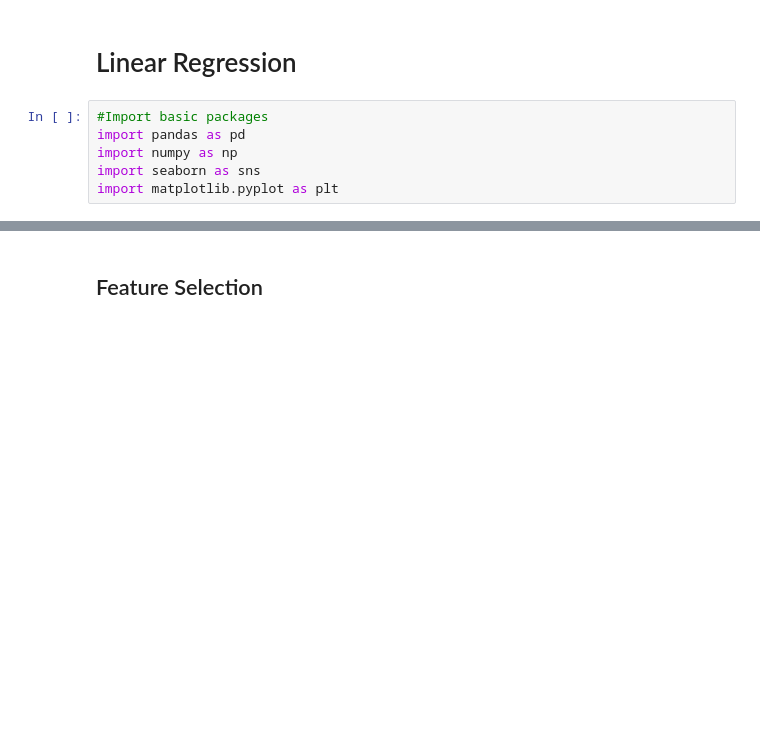
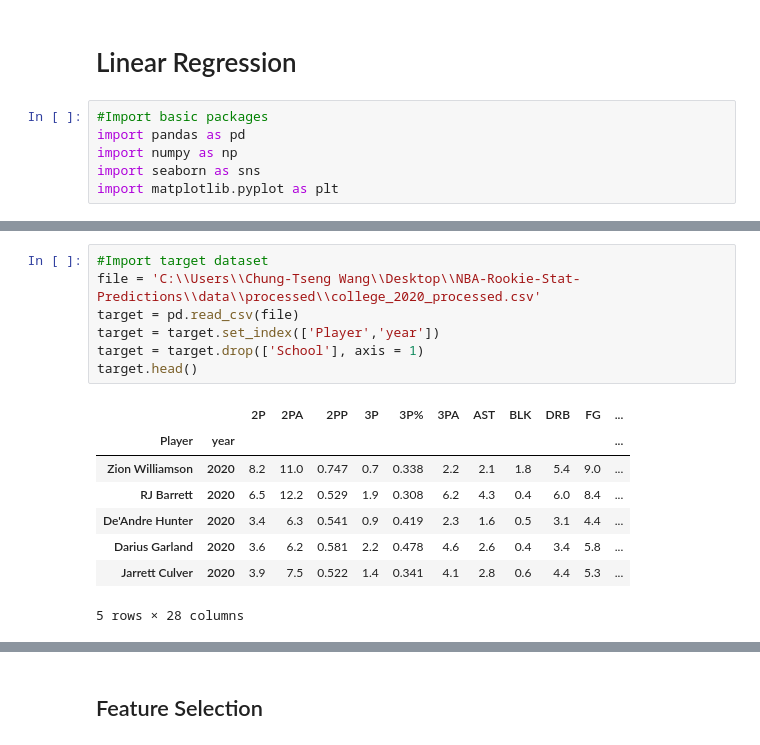
Before and after one commit to chungtseng96/NBA-Rookie-Stat-Predictions, a Jupyter notebook: model/Linear Regression.ipynb, the cells around one changed output, grey strips where cells are left out. Drawn from its saved outputs; the diff is of its cells as text; blank space fills up the shorter version.

```diff
--- a/model/Linear Regression.ipynb
+++ b/model/Linear Regression.ipynb
@@ -27,0 +28,16 @@ college.head()
+# %%
+#Import target dataset
+file = 'C:\\Users\\Chung-Tseng Wang\\Desktop\\NBA-Rookie-Stat-Predictions\\data\\processed\\college_2020_processed.csv'
+target = pd.read_csv(file)
+target = target.set_index(['Player','year'])
+target = target.drop(['School'], axis = 1)
+target.head()
+# %% [output]
+|  |  | 2P | 2PA | 2PP | 3P | 3P% | 3PA | AST | BLK | DRB | FG | ... |
+| Player | year |  |  |  |  |  |  |  |  |  |  | ... |
+| Zion Williamson | 2020 | 8.2 | 11.0 | 0.747 | 0.7 | 0.338 | 2.2 | 2.1 | 1.8 | 5.4 | 9.0 | ... |
+| RJ Barrett | 2020 | 6.5 | 12.2 | 0.529 | 1.9 | 0.308 | 6.2 | 4.3 | 0.4 | 6.0 | 8.4 | ... |
+| De'Andre Hunter | 2020 | 3.4 | 6.3 | 0.541 | 0.9 | 0.419 | 2.3 | 1.6 | 0.5 | 3.1 | 4.4 | ... |
+| Darius Garland | 2020 | 3.6 | 6.2 | 0.581 | 2.2 | 0.478 | 4.6 | 2.6 | 0.4 | 3.4 | 5.8 | ... |
+| Jarrett Culver | 2020 | 3.9 | 7.5 | 0.522 | 1.4 | 0.341 | 4.1 | 2.8 | 0.6 | 4.4 | 5.3 | ... |
+5 rows × 28 columns
```
Also changed, not shown: parts of 13 cells of this notebook, 1 other file.
